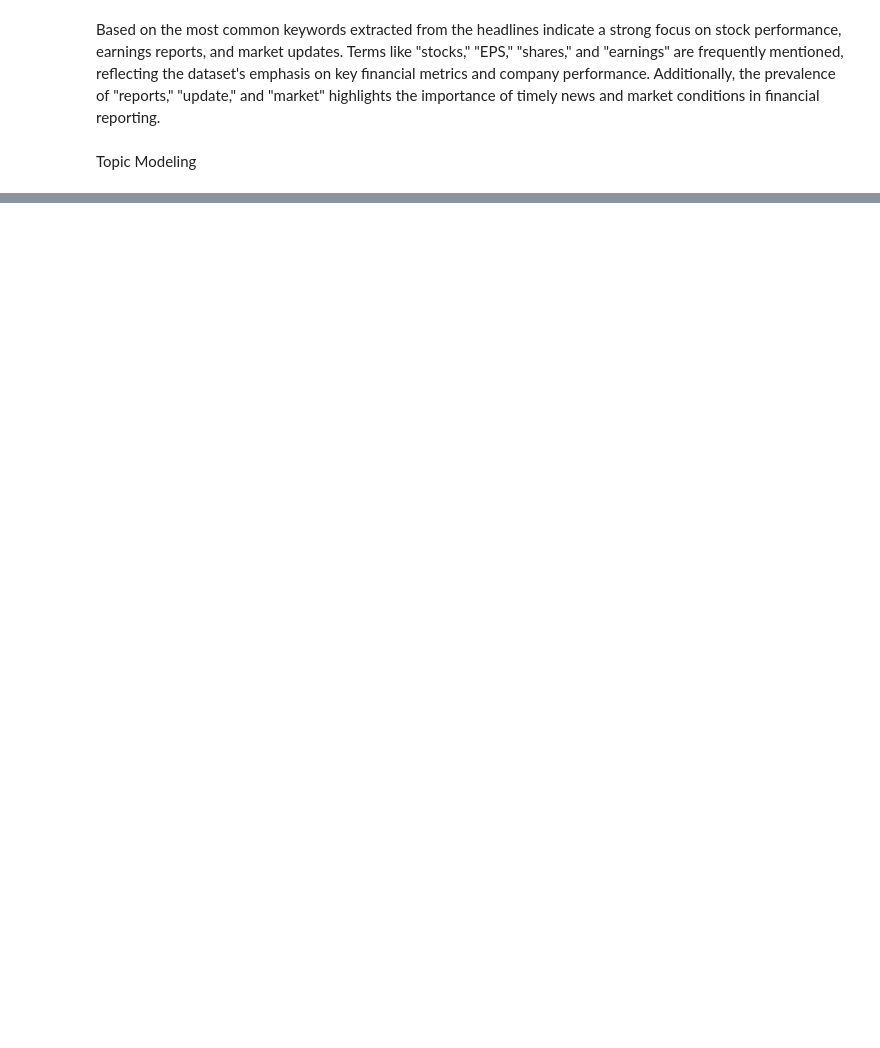
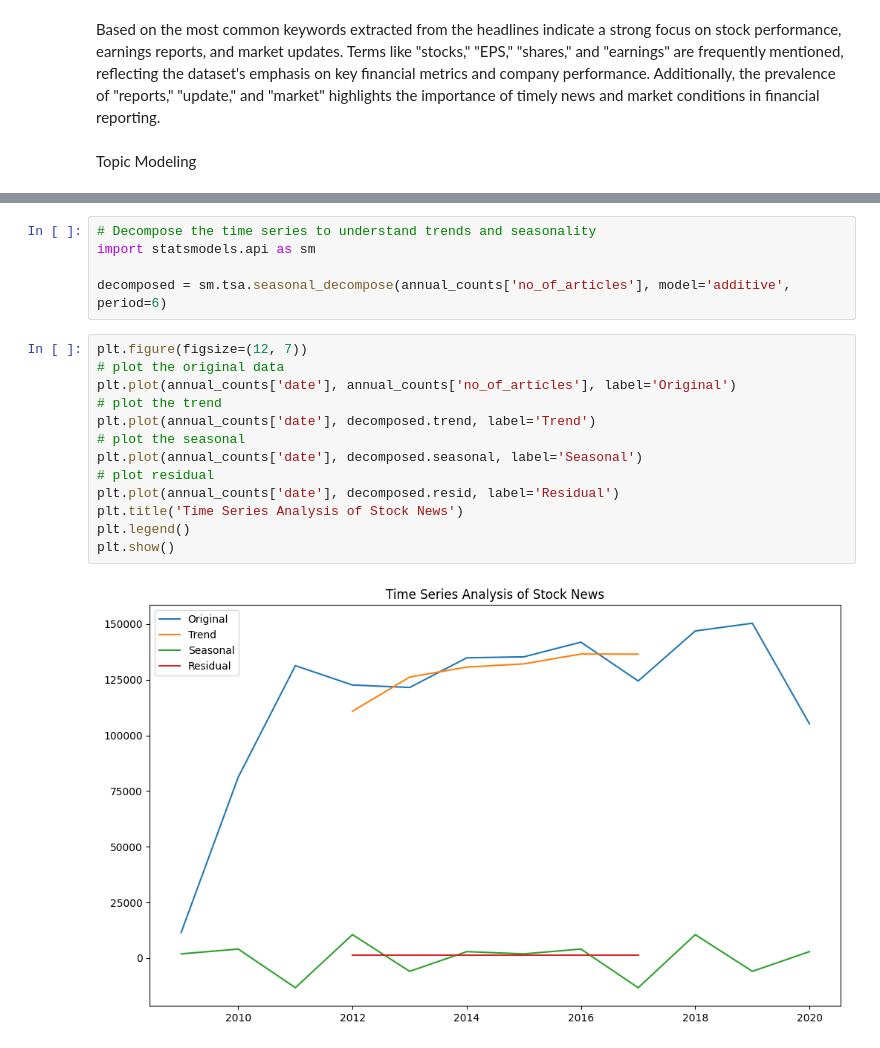
Before and after one commit to ab3lT/10-Academy-Week-1, a Jupyter notebook: notebook/stock_news.ipynb, the cells around one changed output, grey strips where cells are left out. Cells and saved outputs as stored; diff of their text form; blank space fills up the shorter version.

Commit message:
trends and seasonality

```diff
--- a/notebook/stock_news.ipynb
+++ b/notebook/stock_news.ipynb
@@ -362,0 +364,20 @@ ModuleNotFoundError: No module named 'publication_analysis'
+# %%
+# Decompose the time series to understand trends and seasonality
+import statsmodels.api as sm
+
+decomposed = sm.tsa.seasonal_decompose(annual_counts['no_of_articles'], model='additive', period=6)
+# %%
+plt.figure(figsize=(12, 7))
+# plot the original data
+plt.plot(annual_counts['date'], annual_counts['no_of_articles'], label='Original')
+# plot the trend
+plt.plot(annual_counts['date'], decomposed.trend, label='Trend')
+# plot the seasonal
+plt.plot(annual_counts['date'], decomposed.seasonal, label='Seasonal')
+# plot residual
+plt.plot(annual_counts['date'], decomposed.resid, label='Residual')
+plt.title('Time Series Analysis of Stock News')
+plt.legend()
+plt.show()
+# %% [output]
+[figure, added]
```
Also changed, not shown: parts of 2 cells of this notebook, 1 other file.
